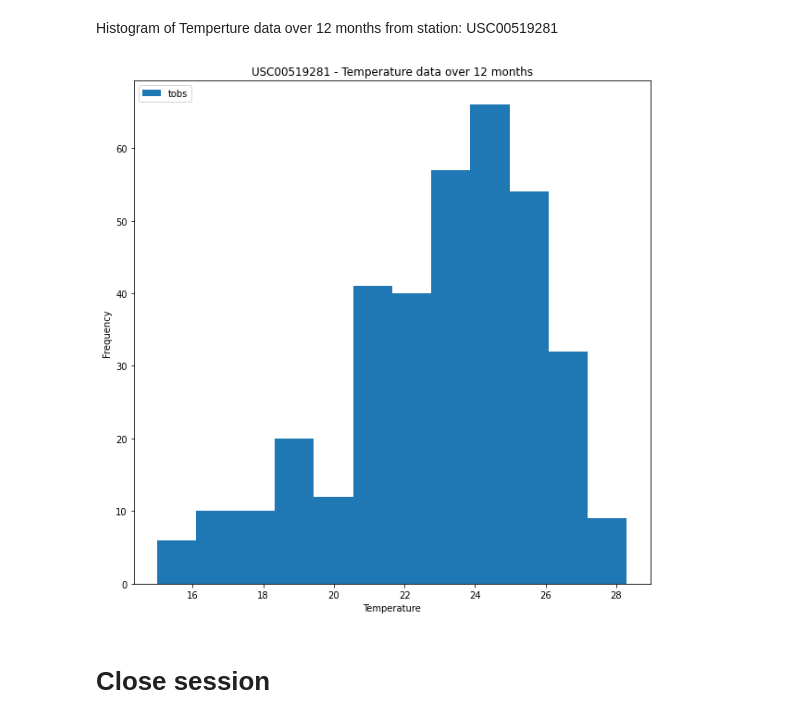
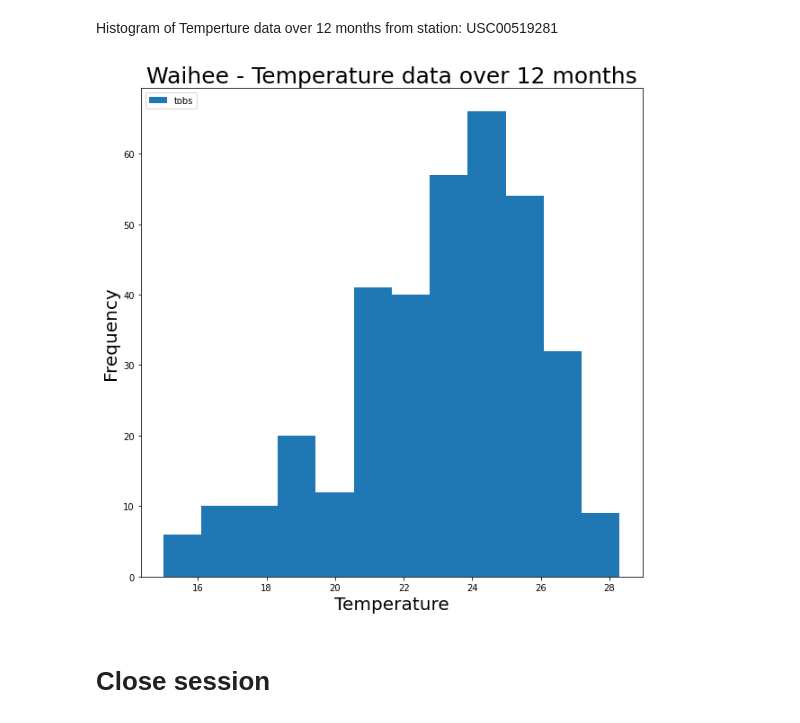
Before and after one commit to rajivwick/sqlalchemy-challenge, a Jupyter notebook: hawaii_climate.ipynb, the cells around one changed output. Cells and saved outputs as stored; diff of their text form; code cells hidden in the pictures.

```diff
--- a/hawaii_climate.ipynb
+++ b/hawaii_climate.ipynb
@@ -191,12 +204,12 @@ query4 = [Measurements.date, Measurements.tobs]
 
 st_date = dt.date(2017,8,18)- dt.timedelta(days=365)
 
-USC00519281_data = session.query(*query4).\
+Waihee_data = session.query(*query4).\
     filter(Measurements.station == 'USC00519281').\
     filter(Measurements.date >= st_date).all()
 
-USC00519281_df = pd.DataFrame(USC00519281_data, columns=['date', 'tobs'])
-USC00519281_df
+Waihee_df = pd.DataFrame(Waihee_data, columns=['date', 'tobs'])
+Waihee_df
 # %% [output]
 |  | date | tobs |
 | 0 | 2016-08-18 | 26.7 |
@@ -214,8 +227,8 @@ USC00519281_df
 # %% [markdown]
 Station: USC00519281 dataframe with dates and tobs sorted by date
 # %%
-USC00519281_df = USC00519281_df.sort_values(by='date').dropna()
-USC00519281_df
+Waihee_df = Waihee_df.sort_values(by='date').dropna()
+Waihee_df
 # %% [output]
 |  | date | tobs |
 | 0 | 2016-08-18 | 26.7 |
@@ -234,14 +247,14 @@ USC00519281_df
 Histogram of Temperture data over 12 months from station: USC00519281
 # %%
 plt.figure(figsize=(10, 10))
-plt.hist(USC00519281_df['tobs'], bins=12)
+plt.hist(Waihee_df['tobs'], bins=12)
 plt.legend(['tobs'], loc='upper left')
-plt.title("USC00519281 - Temperature data over 12 months")
-plt.ylabel("Frequency")
-plt.xlabel("Temperature")
+plt.title("Waihee - Temperature data over 12 months", fontsize=25)
+plt.ylabel("Frequency", fontsize=20)
+plt.xlabel("Temperature", fontsize=20)
 plt.show()
 # %% [output]
-[figure, old version]
+[figure, new version]
 # %% [markdown]
 # Close session
 # %%
```
Also changed, not shown: parts of 3 cells of this notebook.
